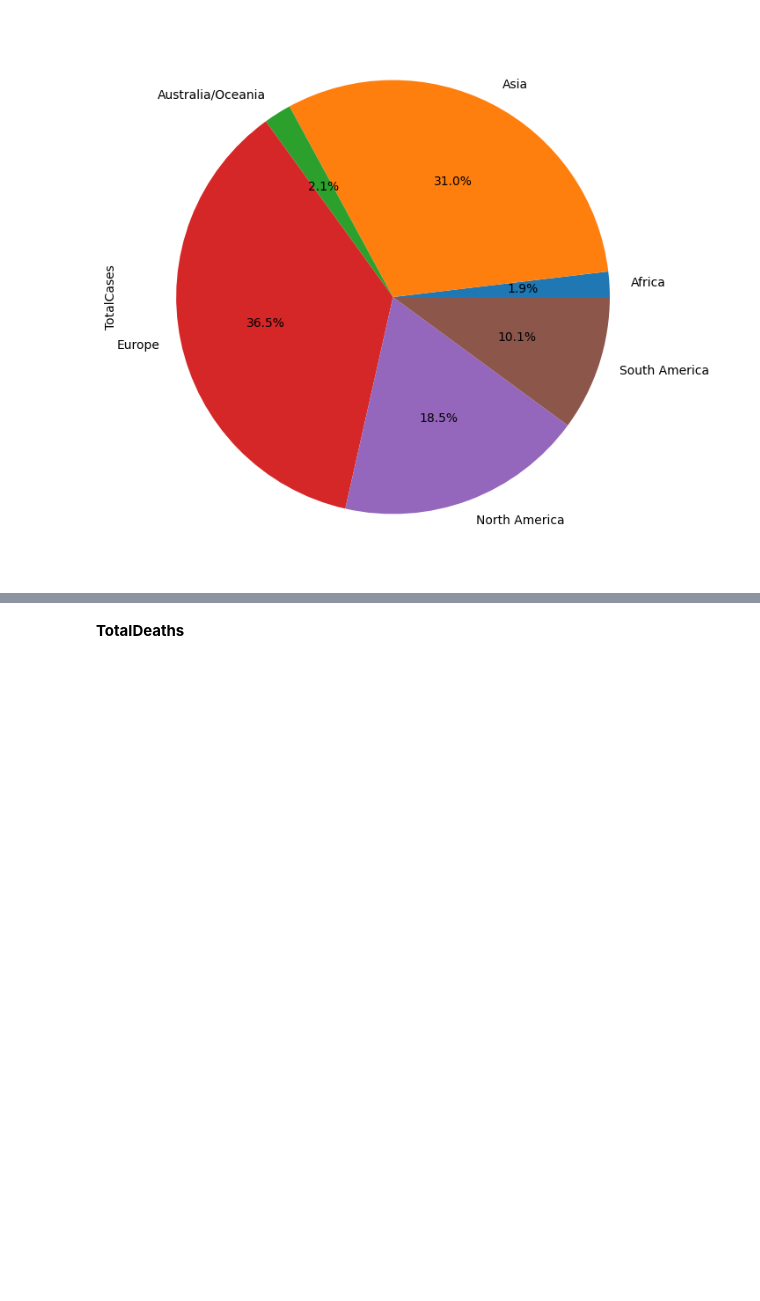
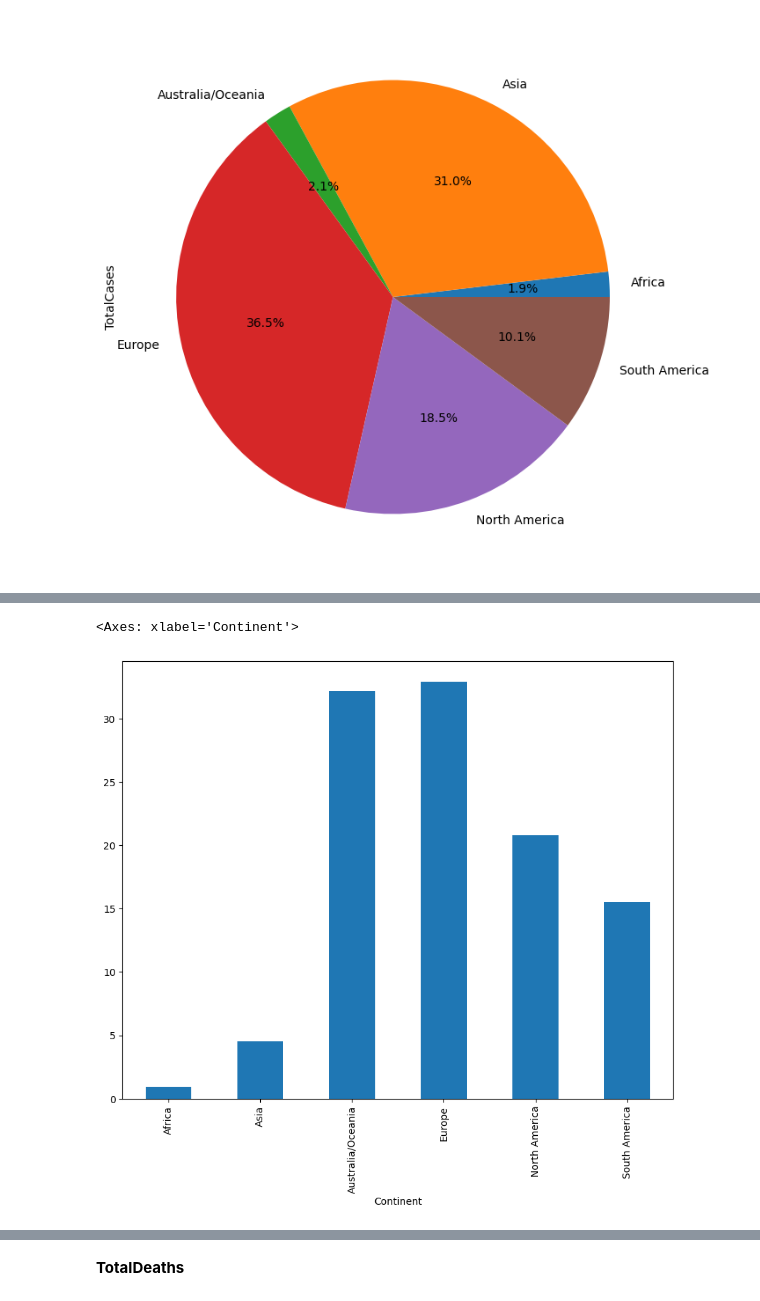
Before and after one commit to daongochoa2002/Lab1-Data-Visualization, a Jupyter notebook: Coronavirus Analysis.ipynb, the cells around one changed output, grey strips where cells are left out. Drawn from its saved outputs; the diff is of its cells as text; code cells hidden in the pictures; blank space fills up the shorter version.

```diff
--- a/Coronavirus Analysis.ipynb
+++ b/Coronavirus Analysis.ipynb
@@ -606,0 +648,10 @@ df.plot.pie(autopct="%.1f%%");
+# %%
+# cases per million of each continent
+df = (countries_df.groupby('Continent').TotalCases.sum()/countries_df.groupby('Continent').Population.sum()) * 100
+df
+# bar chart
+plt.figure(figsize=(10, 8))
+df.plot.bar()
+# %% [output]
+<Axes: xlabel='Continent'>
+[figure, added]
```
Also changed, not shown: parts of 24 cells of this notebook.
